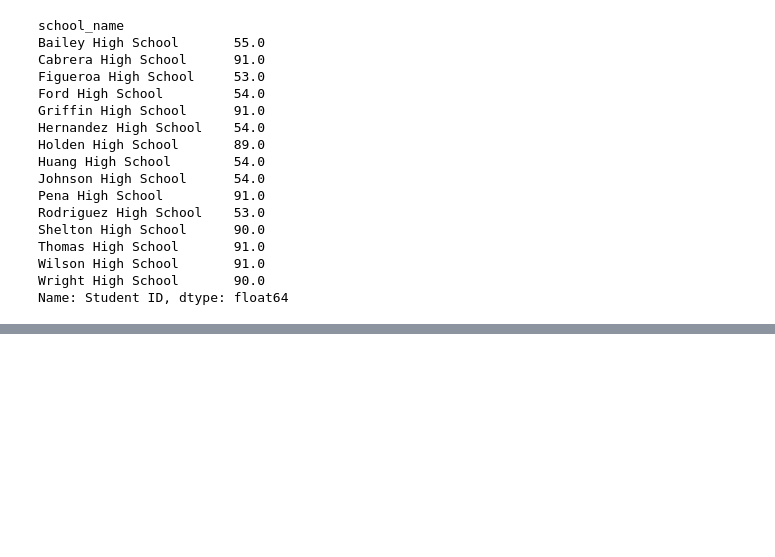
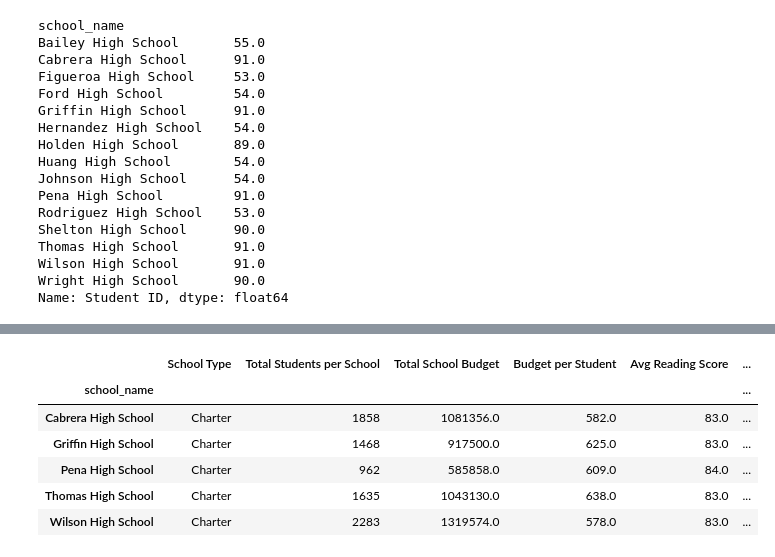
Before and after one commit to mndosi/Pandas_Challenge, a Jupyter notebook: PyCitySchools.ipynb, the cells around one changed output, grey strips where cells are left out. Drawn from its saved outputs; the diff is of its cells as text; code cells hidden in the pictures; blank space fills up the shorter version.

```diff
--- a/PyCitySchools.ipynb
+++ b/PyCitySchools.ipynb
@@ -465,0 +469,12 @@ schl_summ_df.head(15)
+# %%
+#highperforming =
+highPerforming = schl_summ_df.sort_values(by = "Percentage Students Passing Reading and Math", ascending=False)
+highPerforming.head()
+# %% [output]
+|  | School Type | Total Students per School | Total School Budget | Budget per Student | Avg Reading Score | ... |
+| school_name |  |  |  |  |  | ... |
+| Cabrera High School | Charter | 1858 | 1081356.0 | 582.0 | 83.0 | ... |
+| Griffin High School | Charter | 1468 | 917500.0 | 625.0 | 83.0 | ... |
+| Pena High School | Charter | 962 | 585858.0 | 609.0 | 84.0 | ... |
+| Thomas High School | Charter | 1635 | 1043130.0 | 638.0 | 83.0 | ... |
+| Wilson High School | Charter | 2283 | 1319574.0 | 578.0 | 83.0 | ... |
```
Also changed, not shown: parts of 6 cells of this notebook.
